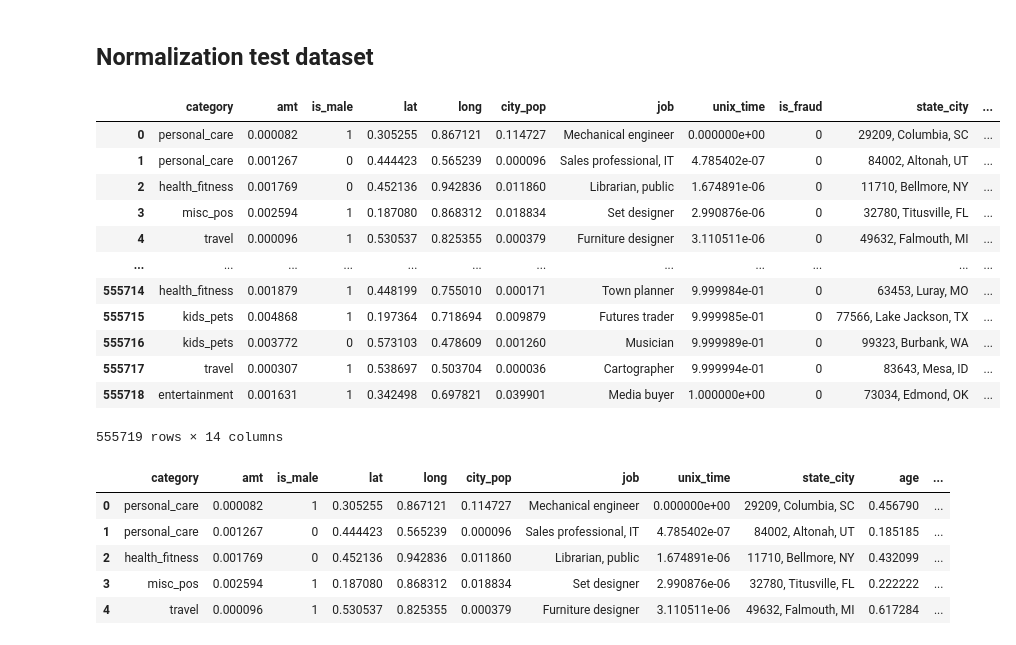
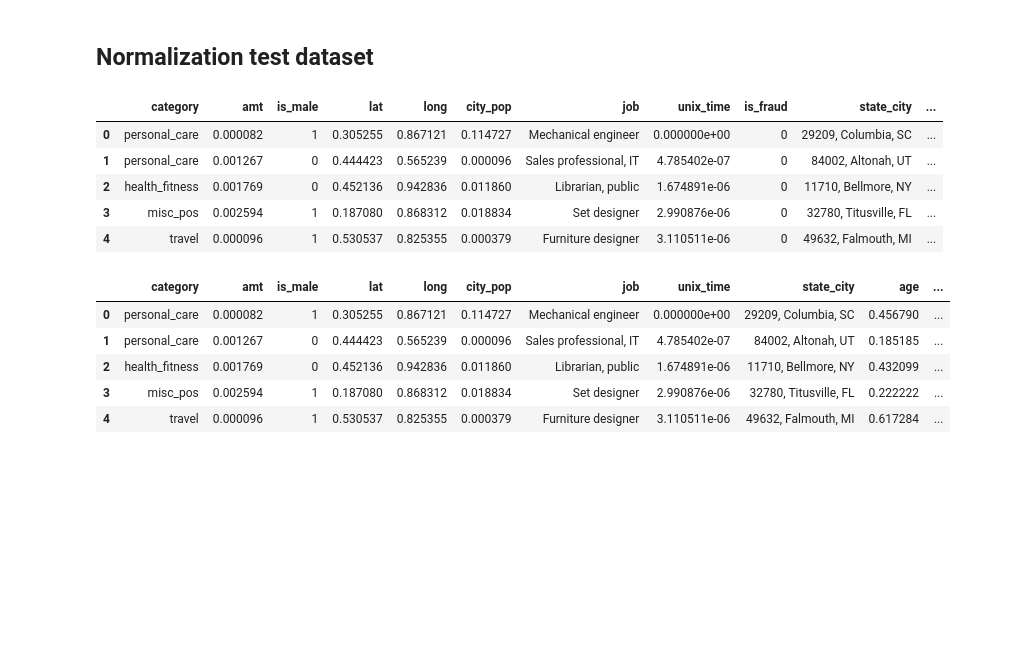
Before and after one commit to tintinap/Maching-Learning-Midterm-Exam, a Jupyter notebook: random_forest.ipynb, the cells around one changed output. Saved outputs shown, nothing was run; the diff lists cells and outputs as text; code cells hidden in the pictures; blank space fills up the shorter version.

```diff
--- a/random_forest.ipynb
+++ b/random_forest.ipynb
@@ -317,22 +294,15 @@ df_test.head()
 # %%
 nor_col = ['amt', 'city_pop','lat', 'long', 'unix_time', 'age']
 
 df_test[nor_col] = df_test[nor_col].apply(lambda x: (x - x.min()) / (x.max() - x.min()))
-df_test
+df_test.head()
 # %% [output]
 |  | category | amt | is_male | lat | long | city_pop | job | unix_time | is_fraud | state_city | ... |
 | 0 | personal_care | 0.000082 | 1 | 0.305255 | 0.867121 | 0.114727 | Mechanical engineer | 0.000000e+00 | 0 | 29209, Columbia, SC | ... |
 | 1 | personal_care | 0.001267 | 0 | 0.444423 | 0.565239 | 0.000096 | Sales professional, IT | 4.785402e-07 | 0 | 84002, Altonah, UT | ... |
 | 2 | health_fitness | 0.001769 | 0 | 0.452136 | 0.942836 | 0.011860 | Librarian, public | 1.674891e-06 | 0 | 11710, Bellmore, NY | ... |
 | 3 | misc_pos | 0.002594 | 1 | 0.187080 | 0.868312 | 0.018834 | Set designer | 2.990876e-06 | 0 | 32780, Titusville, FL | ... |
 | 4 | travel | 0.000096 | 1 | 0.530537 | 0.825355 | 0.000379 | Furniture designer | 3.110511e-06 | 0 | 49632, Falmouth, MI | ... |
-| ... | ... | ... | ... | ... | ... | ... | ... | ... | ... | ... | ... |
-| 555714 | health_fitness | 0.001879 | 1 | 0.448199 | 0.755010 | 0.000171 | Town planner | 9.999984e-01 | 0 | 63453, Luray, MO | ... |
-| 555715 | kids_pets | 0.004868 | 1 | 0.197364 | 0.718694 | 0.009879 | Futures trader | 9.999985e-01 | 0 | 77566, Lake Jackson, TX | ... |
-| 555716 | kids_pets | 0.003772 | 0 | 0.573103 | 0.478609 | 0.001260 | Musician | 9.999989e-01 | 0 | 99323, Burbank, WA | ... |
-| 555717 | travel | 0.000307 | 1 | 0.538697 | 0.503704 | 0.000036 | Cartographer | 9.999994e-01 | 0 | 83643, Mesa, ID | ... |
-| 555718 | entertainment | 0.001631 | 1 | 0.342498 | 0.697821 | 0.039901 | Media buyer | 1.000000e+00 | 0 | 73034, Edmond, OK | ... |
-555719 rows × 14 columns
 # %%
 X_test = df_test[features]
 X_test.head()
```
Also changed, not shown: parts of 33 cells of this notebook, 8 other files.
